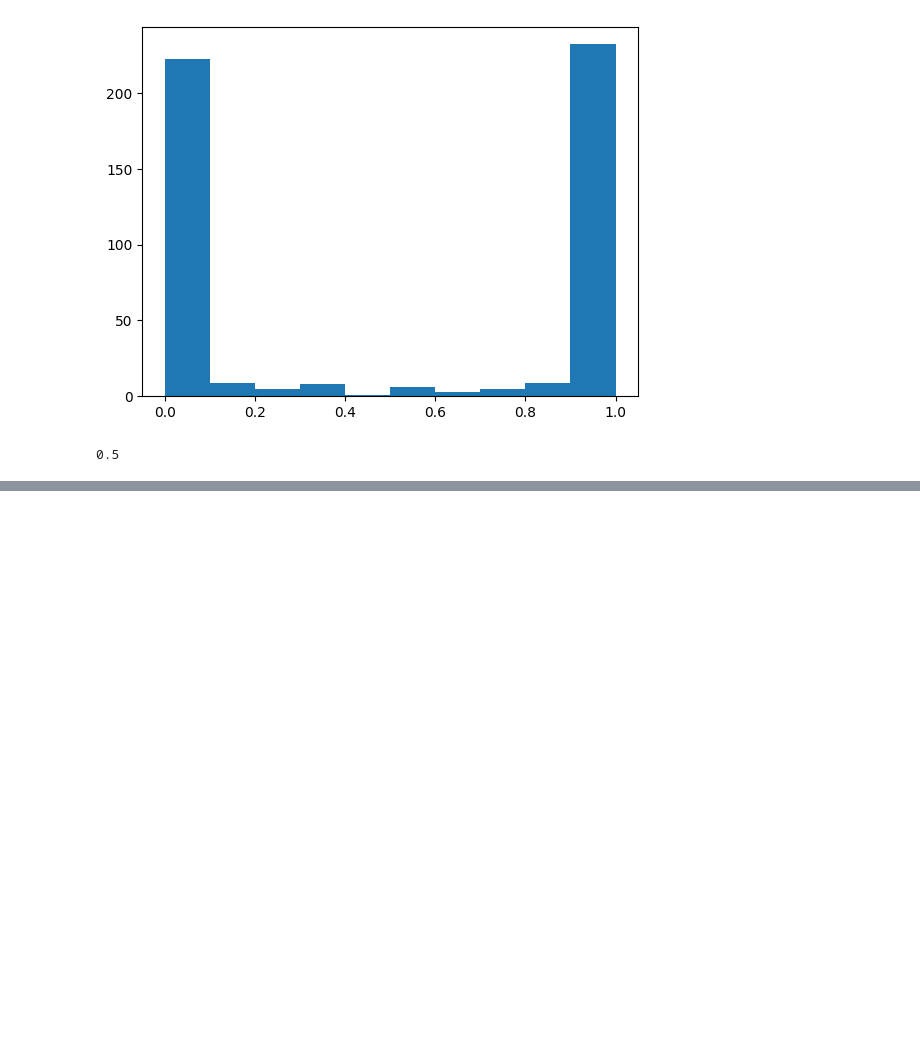
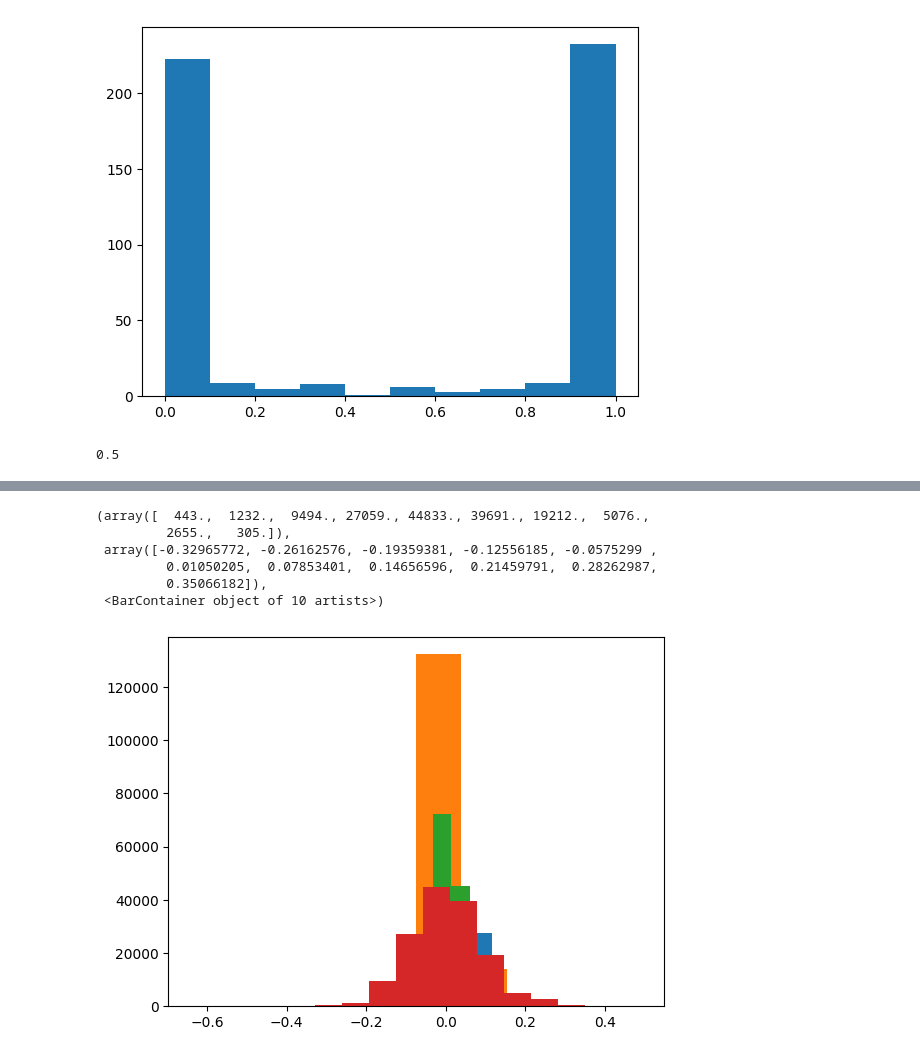
Before and after one commit to gaunby/master_project, a Jupyter notebook: notebooks/tcav_plot.ipynb, the cells around one changed output, grey strips where cells are left out. Drawn from its saved outputs; the diff is of its cells as text; code cells hidden in the pictures; blank space fills up the shorter version.

```diff
--- a/notebooks/tcav_plot.ipynb
+++ b/notebooks/tcav_plot.ipynb
@@ -68,0 +98,21 @@ max(data['positive']['random']['roberta.encoder.layer.11.output.dense']['TCAV'])
+# %%
+sens_0 = np.reshape(random['roberta.encoder.layer.0.output.dense']['sensitivities'],-1)
+plt.hist(sens_0)
+#sens_11 = np.reshape(data['roberta.encoder.layer.11.output.dense']['sensitivities'],-1)
+#plt.hist(sens_11)
+sens_9 = np.reshape(random['roberta.encoder.layer.9.output.dense']['sensitivities'],-1)
+plt.hist(sens_9)
+sens_10 = np.reshape(random['roberta.encoder.layer.10.output.dense']['sensitivities'],-1)
+plt.hist(sens_10)
+
+
+sens_11 = np.reshape(random['roberta.encoder.layer.11.output.dense']['sensitivities'],-1)
+plt.hist(sens_11)
+# %% [output]
+(array([  443.,  1232.,  9494., 27059., 44833., 39691., 19212.,  5076.,
+         2655.,   305.]),
+ array([-0.32965772, -0.26162576, -0.19359381, -0.12556185, -0.0575299 ,
+         0.01050205,  0.07853401,  0.14656596,  0.21459791,  0.28262987,
+         0.35066182]),
+ <BarContainer object of 10 artists>)
+[figure, added]
```
Also changed, not shown: parts of 18 cells of this notebook, 6 other files.
